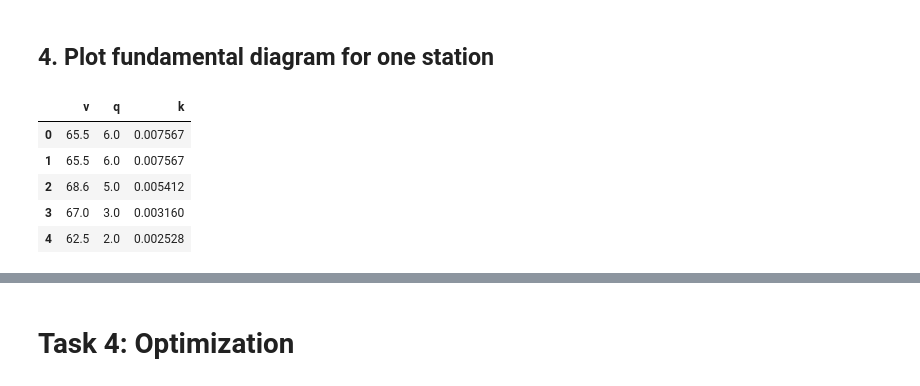
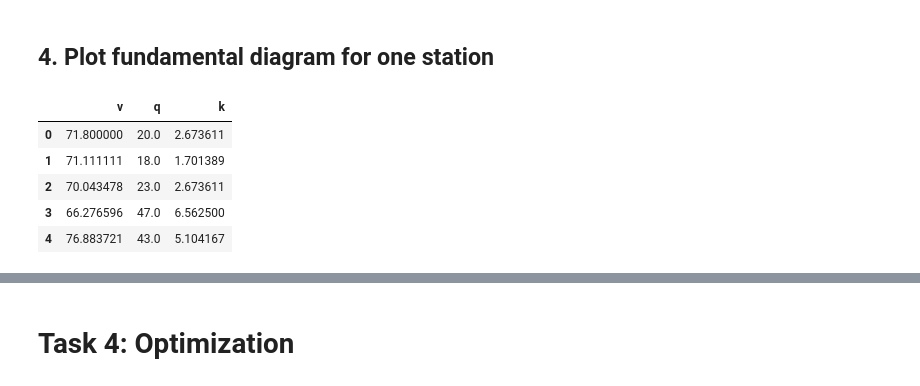
Before and after one commit to jingxuehan0707/ce593, a Jupyter notebook: project_task_03.ipynb, the cells around one changed output, grey strips where cells are left out. Cells and saved outputs as stored; diff of their text form; code cells hidden in the pictures.

```diff
--- a/project_task_03.ipynb
+++ b/project_task_03.ipynb
@@ -25,26 +39,47 @@ v_fitted_10_26_path = "Group 2 US101SB/v_fitted_10-26.csv"
 # %%
+# US101SB
 # 10-19
 volume_contour_10_19 = pd.read_csv(volume_contour_10_19_path)
 speed_contour_10_19 = pd.read_csv(speed_contour_10_19_path)
 density_contour_10_19 = pd.read_csv(density_contour_10_19_path)
-
 # 10-26
 volume_contour_10_26 = pd.read_csv(volume_contour_10_26_path)
 speed_contour_10_26 = pd.read_csv(speed_contour_10_26_path)
 density_contour_10_26 = pd.read_csv(density_contour_10_26_path)
 
+# SR_91_Bottleneck_B_150-200
+# 0831 - 0901
+volume_contour_0831_0901 = pd.read_csv(volume_contour_0831_0901_path)
+speed_contour_0831_0901 = pd.read_csv(speed_contour_0831_0901_path)
+density_contour_0831_0901 = pd.read_csv(density_contour_0831_0901_path)
+# 0907 - 0908
+volume_contour_0907_0908 = pd.read_csv(volume_contour_0907_0908_path)
+speed_contour_0907_0908 = pd.read_csv(speed_contour_0907_0908_path)
+density_contour_0907_0908 = pd.read_csv(density_contour_0907_0908_path)
+
 # Speed Contour for analysis
-DATE_FOR_ANALYSIS = "10-19"
+# DATE_FOR_ANALYSIS = "10-26"
+DATE_FOR_ANALYSIS = "0907-0908"
 if DATE_FOR_ANALYSIS == "10-19":
     speed_contour = speed_contour_10_19
     volume_contour = volume_contour_10_19
     density_contour = density_contour_10_19
     v_fitted_path = v_fitted_10_19_path
-else:
+elif DATE_FOR_ANALYSIS == "10-26":
     volume_contour = volume_contour_10_26
     speed_contour = speed_contour_10_26
     density_contour = density_contour_10_26
     v_fitted_path = v_fitted_10_26_path
+elif DATE_FOR_ANALYSIS == "0831-0901":
+    volume_contour = volume_contour_0831_0901
+    speed_contour = speed_contour_0831_0901
+    density_contour = density_contour_0831_0901
+    v_fitted_path = v_fitted_0831_0901_path
+elif DATE_FOR_ANALYSIS == "0907-0908":
+    volume_contour = volume_contour_0907_0908
+    speed_contour = speed_contour_0907_0908
+    density_contour = density_contour_0907_0908
+    v_fitted_path = v_fitted_0907_0908_path
 # %% [markdown]
 ## 3. Explore the speed contour
 # %%
@@ -52,7 +87,8 @@ else:
 speed_contour['date'] = pd.to_datetime(speed_contour['date'])
 speed_contour.set_index('date', inplace=True)
 # Replace any value greater than 80 with 80
-# speed_contour = speed_contour.applymap(lambda x: 80 if x > 80 else x)
+speed_contour = speed_contour.applymap(lambda x: 80 if x > 80 else x)
+speed_contour.fillna(-1, inplace=True)
 # %%
 SPEED_JAMMED = 50
 # Find stations with speed less than speed threshold, which is jammed condition.
@@ -86,7 +127,11 @@ plt.show()
 # Get a random station
 random_number = np.random.randint(0, len(stations))
 random_station = stations[random_number]
-random_station = '410547'
+
+if DATE_FOR_ANALYSIS == "10-26":
+    random_station = '410547'
+elif DATE_FOR_ANALYSIS == "0907-0908":
+    random_station = '4080'
 # %%
 # Get the speed, volume, and density of the random station
 random_station_speed = speed_contour[random_station]
@@ -95,15 +140,16 @@ random_station_density = density_contour[random_station]
 # %%
 # Create a DataFrame for the random station
 random_station_df = pd.DataFrame({'v': random_station_speed.values, 'q': random_station_volume.values, 'k': random_station_density.values})
 random_station_df = random_station_df.dropna() # The NaN values are from the missing data at specific time
+random_station_df = random_station_df[random_station_df['v'] > 0] # Remove the zero speed values
 random_station_df.head()
 # %% [output]
 |  | v | q | k |
-| 0 | 65.5 | 6.0 | 0.007567 |
-| 1 | 65.5 | 6.0 | 0.007567 |
-| 2 | 68.6 | 5.0 | 0.005412 |
-| 3 | 67.0 | 3.0 | 0.003160 |
-| 4 | 62.5 | 2.0 | 0.002528 |
+| 0 | 71.800000 | 20.0 | 2.673611 |
+| 1 | 71.111111 | 18.0 | 1.701389 |
+| 2 | 70.043478 | 23.0 | 2.673611 |
+| 3 | 66.276596 | 47.0 | 6.562500 |
+| 4 | 76.883721 | 43.0 | 5.104167 |
 # %%
 # Plot v-q, v-k, and q-k diagrams for one station
 plt.figure(figsize=(15, 5))
```
Also changed, not shown: parts of 9 cells of this notebook, 18 other files.
